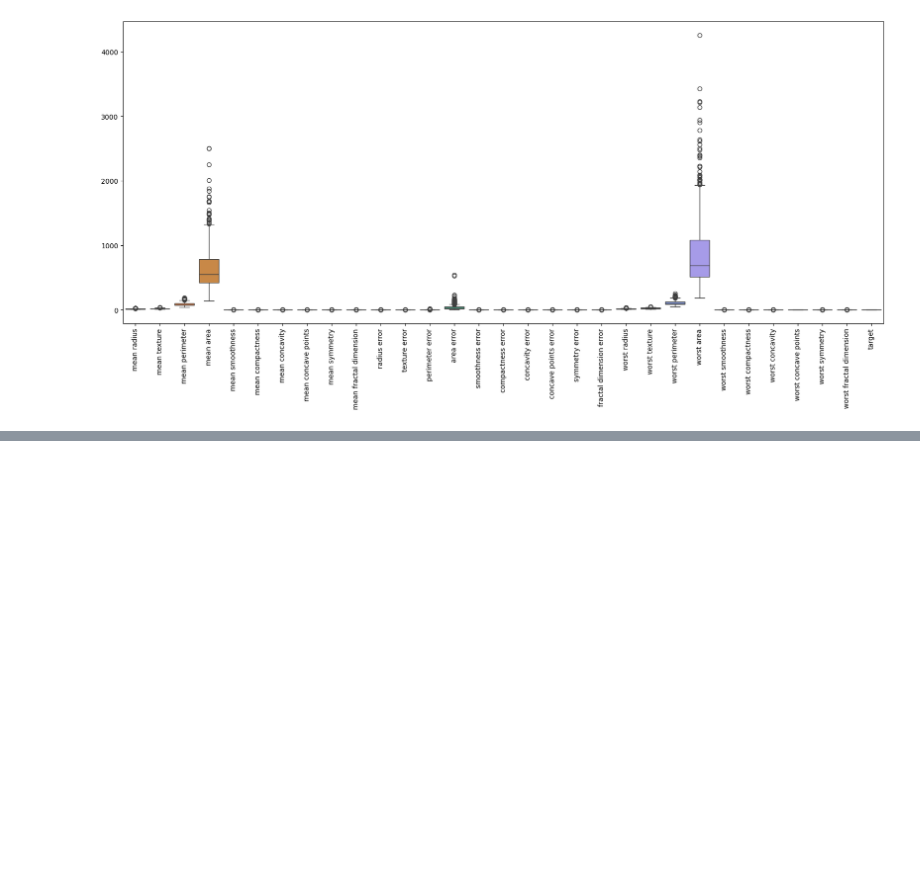
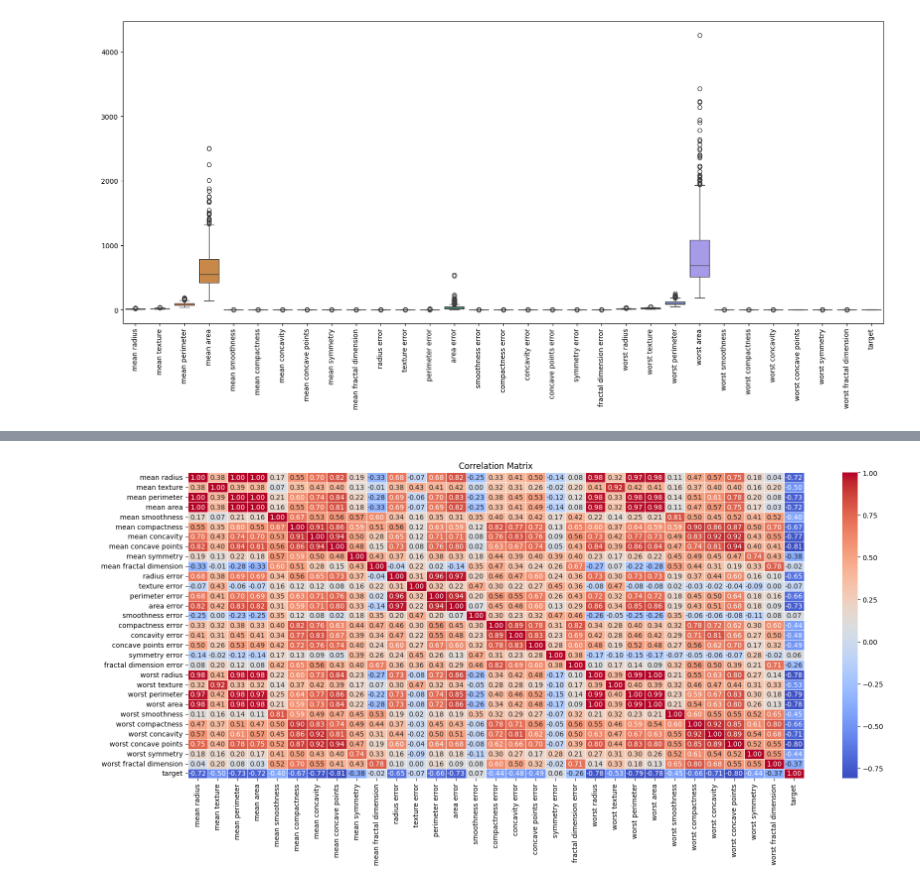
Before and after one commit to ZeyadArafat/Naive_Bayes_Classification, a Jupyter notebook: GaussianNB.ipynb, the cells around one changed output, grey strips where cells are left out. Cells and saved outputs as stored; diff of their text form; code cells hidden in the pictures; blank space fills up the shorter version.

```diff
--- a/GaussianNB.ipynb
+++ b/GaussianNB.ipynb
@@ -106,0 +118,4 @@ weighted avg       0.97      0.97      0.97       114
+# %%
+X_train_scaled = pd.DataFrame(X_train_scaled , columns=data.feature_names)
+# %%
+whole_processed_train_data = pd.concat([X_train_scaled, y_train_smoted], axis=1)
@@ -106,0 +154,2 @@ weighted avg       0.97      0.97      0.97       114
+# %%
+corr_matrix = whole_processed_train_data.corr()
@@ -106,0 +181,7 @@ weighted avg       0.97      0.97      0.97       114
+# %%
+plt.figure(figsize=(20, 8))
+sns.heatmap(corr_matrix, annot=True, cmap='coolwarm', fmt='.2f', linewidths=0.5)
+plt.title('Correlation Matrix')
+plt.show()
+# %% [output]
+[figure, added]
```
Also changed, not shown: parts of 33 cells of this notebook.
